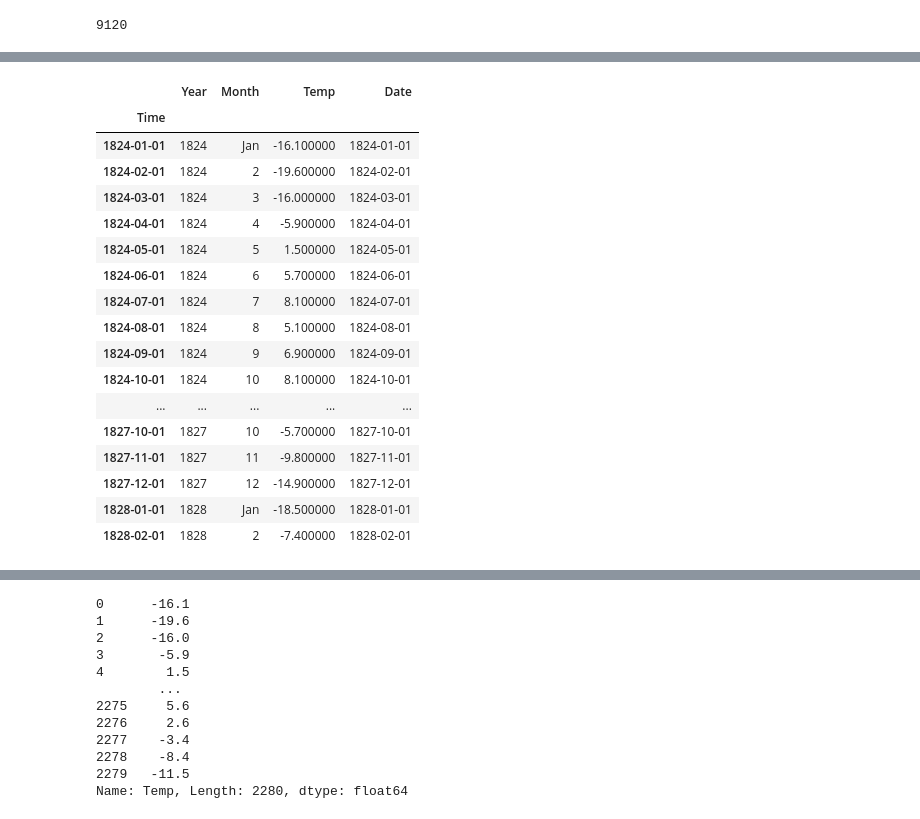
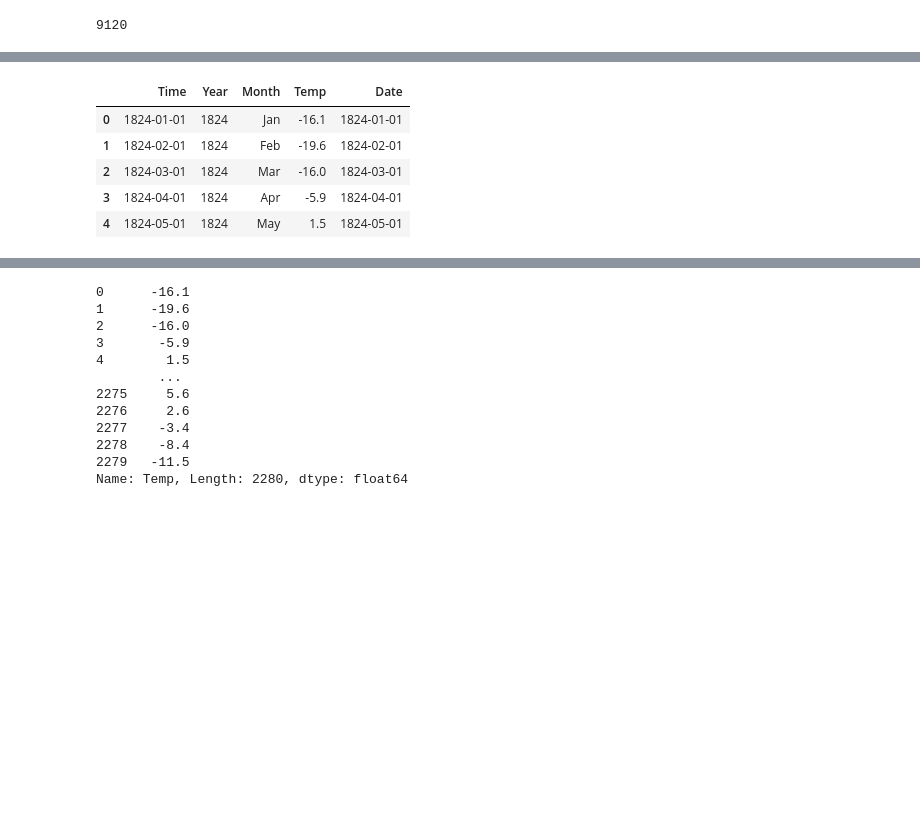
Before and after one commit to ozerm/GlobalWarming, a Jupyter notebook: Time series analysis.ipynb, the cells around one changed output, grey strips where cells are left out. Saved outputs shown, nothing was run; the diff lists cells and outputs as text; code cells hidden in the pictures; blank space fills up the shorter version.

```diff
--- a/Time series analysis.ipynb
+++ b/Time series analysis.ipynb
@@ -23,2 +20,5 @@ df_ilu.columns = ['Year', 'Jan', '2', '3', '4', '5', '6', '7', '8', '9', '10', '
+# %%
+# Change column names
+df_ilu.columns = ['Year', 'Jan', 'Feb', 'Mar', 'Apr', 'May', 'Jun', 'Jul', 'Aug', 'Sep', 'Oct', 'Nov', 'Dec']
 # %%
 df_ilu = df_ilu.replace(-999, np.nan)
@@ -44,0 +53,7 @@ df_ilu.head(40)
+# %%
+# df_ilu_long['Temp'] = df_ilu_long.Temp.fillna(df_ilu_long.Temp.rolling(4,min_periods=1).mean())
+for i in df_ilu.columns:
+    df_ilu[i] = df_ilu[i].fillna(df_ilu[i].rolling(6, min_periods=1).mean())
+
+for i in df_ilu.columns:
+    df_ilu[i] = df_ilu[i].fillna(df_ilu[i].rolling(6, min_periods=1).mean())
@@ -53,10 +97,6 @@ df_ilu[df_ilu.Jan.isna()==True]
-# %%
-
-for i in df_ilu.columns:
-    df_ilu[i] = df_ilu[i].fillna(df_ilu[i].rolling(20).mean())
 # %%
 # Convert wide to long
-df_ilu_long = pd.melt(df_ilu, id_vars='Year', value_vars=('Jan', '2', '3', '4', '5', '6', '7', '8', '9', '10', '11', '12'))
+df_ilu_long = pd.melt(df_ilu, id_vars='Year', value_vars=('Jan', 'Feb', 'Mar', 'Apr', 'May', 'Jun', 'Jul', 'Aug', 'Sep', 'Oct', 'Nov', 'Dec'))
 # %%
 df_ilu_long.head(10)
 # %% [output]
@@ -239,26 +310,14 @@ df_ilu_long.loc[df_ilu_long['Month']=='7']
 # %%
 df_ilu_long['Temp'] = df_ilu_long.Temp.fillna(df_ilu_long.Temp.rolling(4,min_periods=1).mean())
 # %%
-df_ilu_long.head(50)
+df_ilu_long.head(5)
 # %% [output]
-|  | Year | Month | Temp | Date |
-| Time |  |  |  |  |
-| 1824-01-01 | 1824 | Jan | -16.100000 | 1824-01-01 |
-| 1824-02-01 | 1824 | 2 | -19.600000 | 1824-02-01 |
-| 1824-03-01 | 1824 | 3 | -16.000000 | 1824-03-01 |
-| 1824-04-01 | 1824 | 4 | -5.900000 | 1824-04-01 |
-| 1824-05-01 | 1824 | 5 | 1.500000 | 1824-05-01 |
-| 1824-06-01 | 1824 | 6 | 5.700000 | 1824-06-01 |
-| 1824-07-01 | 1824 | 7 | 8.100000 | 1824-07-01 |
-| 1824-08-01 | 1824 | 8 | 5.100000 | 1824-08-01 |
-| 1824-09-01 | 1824 | 9 | 6.900000 | 1824-09-01 |
-| 1824-10-01 | 1824 | 10 | 8.100000 | 1824-10-01 |
-| ... | ... | ... | ... | ... |
-| 1827-10-01 | 1827 | 10 | -5.700000 | 1827-10-01 |
-| 1827-11-01 | 1827 | 11 | -9.800000 | 1827-11-01 |
-| 1827-12-01 | 1827 | 12 | -14.900000 | 1827-12-01 |
-| 1828-01-01 | 1828 | Jan | -18.500000 | 1828-01-01 |
-| 1828-02-01 | 1828 | 2 | -7.400000 | 1828-02-01 |
+|  | Time | Year | Month | Temp | Date |
+| 0 | 1824-01-01 | 1824 | Jan | -16.1 | 1824-01-01 |
+| 1 | 1824-02-01 | 1824 | Feb | -19.6 | 1824-02-01 |
+| 2 | 1824-03-01 | 1824 | Mar | -16.0 | 1824-03-01 |
+| 3 | 1824-04-01 | 1824 | Apr | -5.9 | 1824-04-01 |
+| 4 | 1824-05-01 | 1824 | May | 1.5 | 1824-05-01 |
 # %%
 plt.plot(df_ilu_long.index.values, df_ilu_long['Temp'])
 # %% [output]
```
Also changed, not shown: parts of 21 cells of this notebook, 2 other files.
